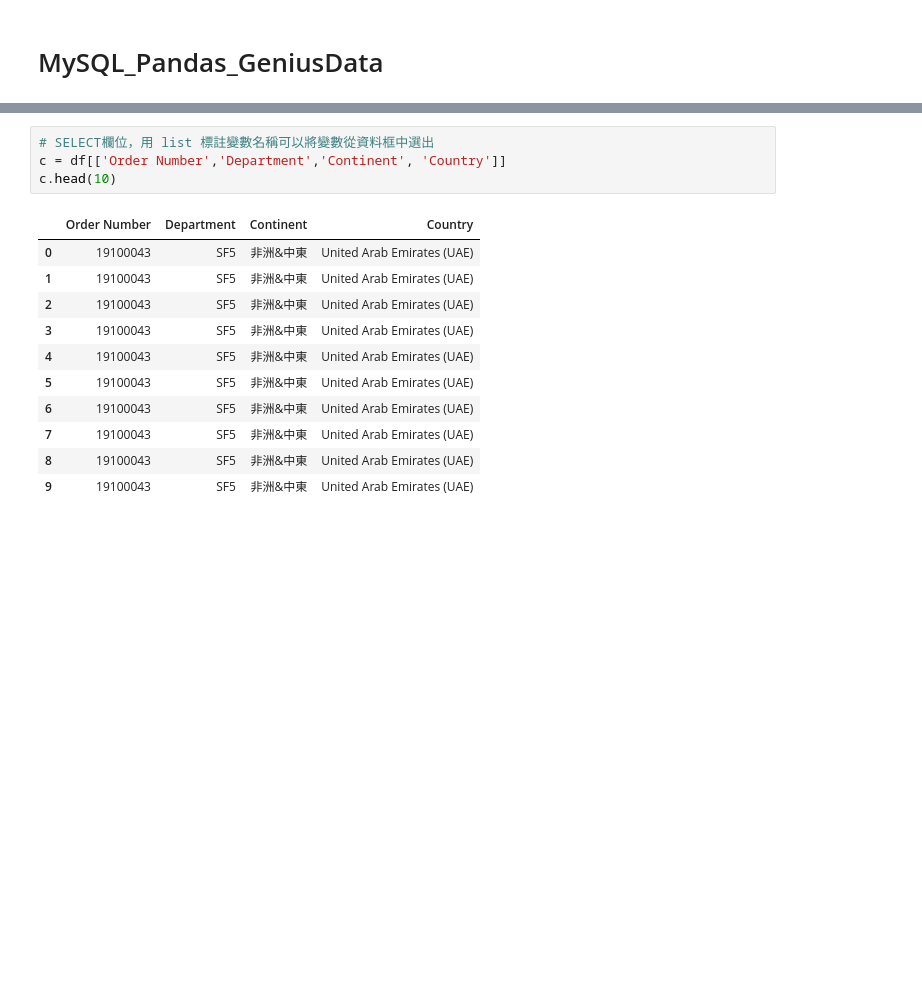
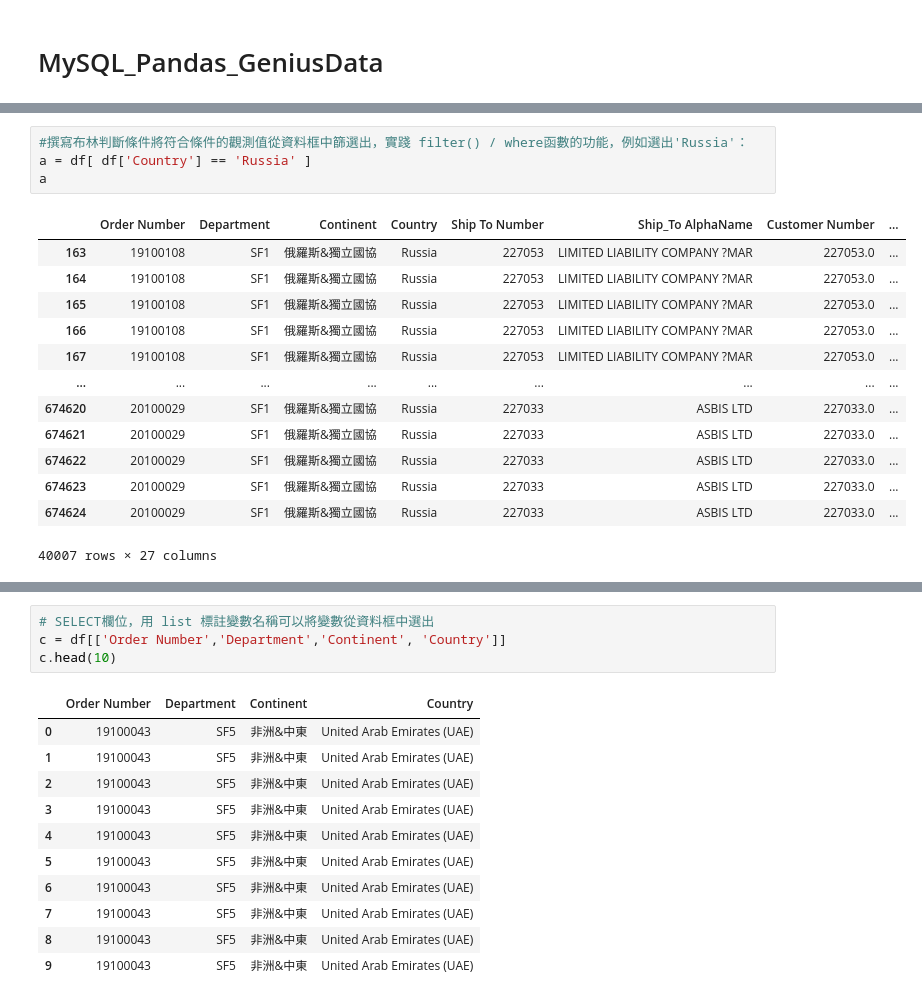
Before and after one commit to ricky4235/Python, a Jupyter notebook: 2_DataAnalysis/IPNB/Test01_GeniusData.ipynb, the cells around one changed output, grey strips where cells are left out. Saved outputs shown, nothing was run; the diff lists cells and outputs as text; blank space fills up the shorter version.

```diff
--- a/2_DataAnalysis/IPNB/Test01_GeniusData.ipynb
+++ b/2_DataAnalysis/IPNB/Test01_GeniusData.ipynb
@@ -54,0 +57,18 @@ a
+# %%
+#撰寫布林判斷條件將符合條件的觀測值從資料框中篩選出，實踐 filter() / where函數的功能，例如選出'Russia'：
+a = df[ df['Country'] == 'Russia' ]
+a
+# %% [output]
+|  | Order Number | Department | Continent | Country | Ship To Number | Ship_To AlphaName | Customer Number | ... |
+| 163 | 19100108 | SF1 | 俄羅斯&獨立國協 | Russia | 227053 | LIMITED LIABILITY COMPANY ?MAR | 227053.0 | ... |
+| 164 | 19100108 | SF1 | 俄羅斯&獨立國協 | Russia | 227053 | LIMITED LIABILITY COMPANY ?MAR | 227053.0 | ... |
+| 165 | 19100108 | SF1 | 俄羅斯&獨立國協 | Russia | 227053 | LIMITED LIABILITY COMPANY ?MAR | 227053.0 | ... |
+| 166 | 19100108 | SF1 | 俄羅斯&獨立國協 | Russia | 227053 | LIMITED LIABILITY COMPANY ?MAR | 227053.0 | ... |
+| 167 | 19100108 | SF1 | 俄羅斯&獨立國協 | Russia | 227053 | LIMITED LIABILITY COMPANY ?MAR | 227053.0 | ... |
+| ... | ... | ... | ... | ... | ... | ... | ... | ... |
+| 674620 | 20100029 | SF1 | 俄羅斯&獨立國協 | Russia | 227033 | ASBIS LTD | 227033.0 | ... |
+| 674621 | 20100029 | SF1 | 俄羅斯&獨立國協 | Russia | 227033 | ASBIS LTD | 227033.0 | ... |
+| 674622 | 20100029 | SF1 | 俄羅斯&獨立國協 | Russia | 227033 | ASBIS LTD | 227033.0 | ... |
+| 674623 | 20100029 | SF1 | 俄羅斯&獨立國協 | Russia | 227033 | ASBIS LTD | 227033.0 | ... |
+| 674624 | 20100029 | SF1 | 俄羅斯&獨立國協 | Russia | 227033 | ASBIS LTD | 227033.0 | ... |
+40007 rows × 27 columns
```
Also changed, not shown: parts of 11 cells of this notebook, 9 other files.
